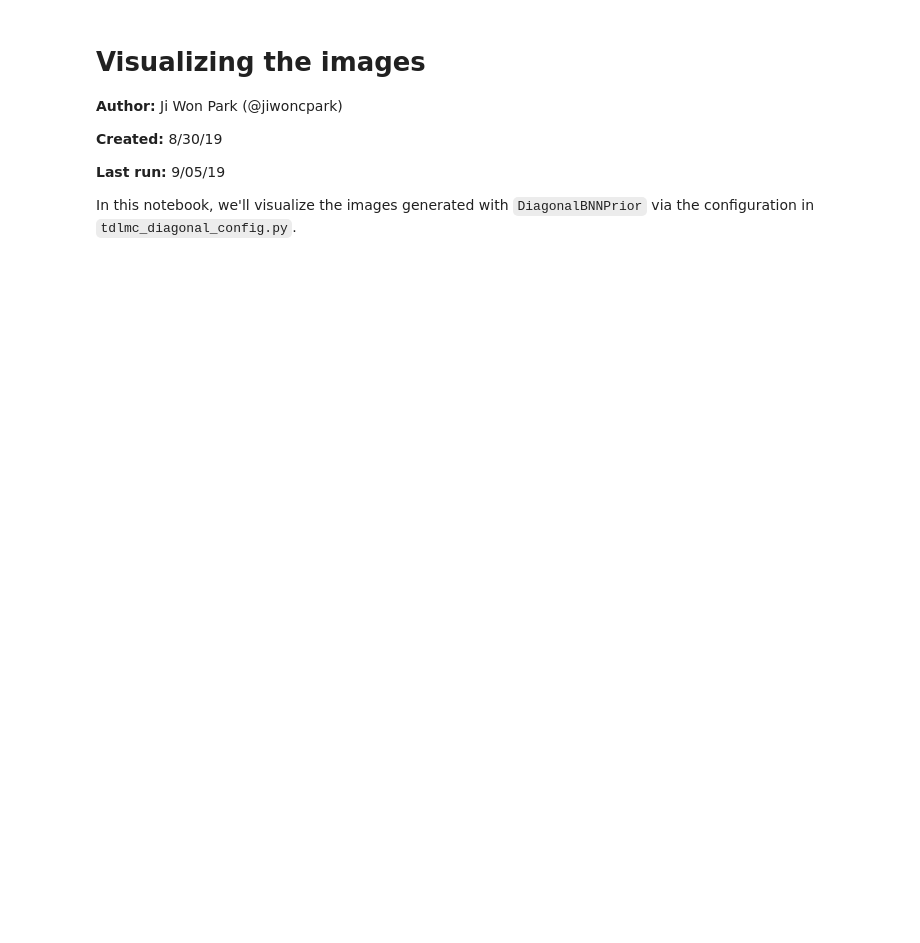
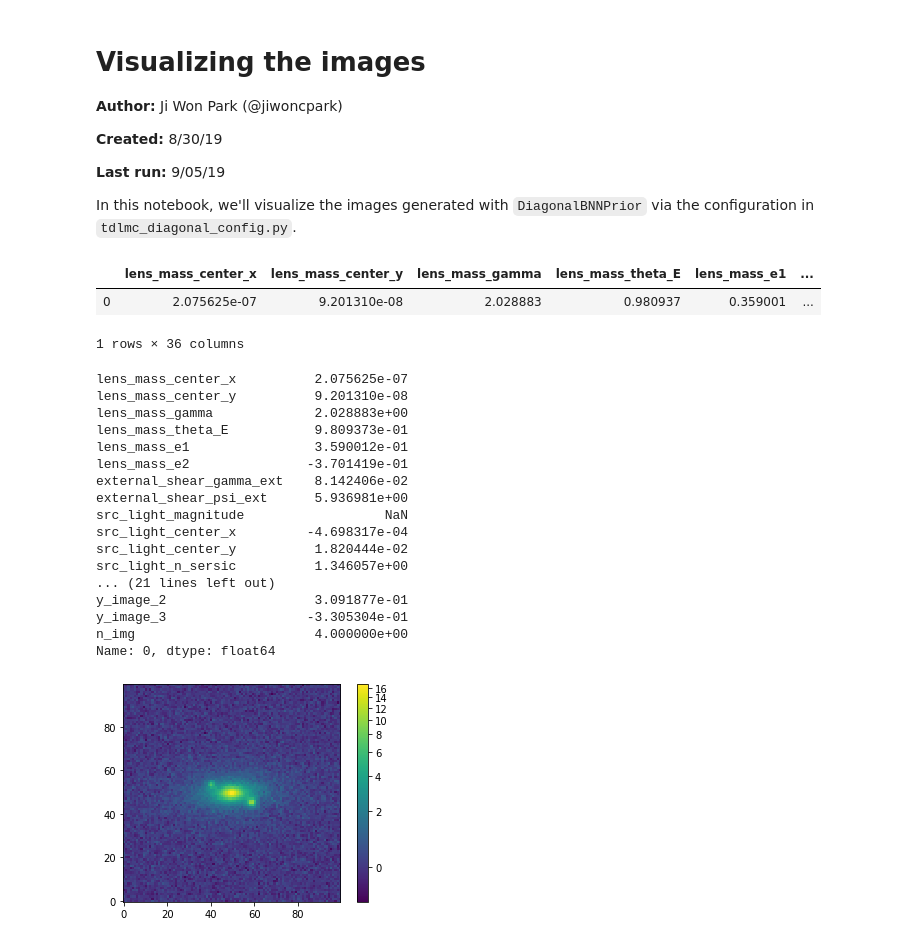
Before and after one commit to jiwoncpark/baobab, a Jupyter notebook: demo/Visualize_images.ipynb, the cells around one changed output. Drawn from its saved outputs; the diff is of its cells as text; code cells hidden in the pictures; blank space fills up the shorter version.

Commit message:
Update metadata columns for key change from amp to mag

```diff
--- a/demo/Visualize_images.ipynb
+++ b/demo/Visualize_images.ipynb
@@ -29,18 +32,42 @@ bnn_prior = getattr(bnn_priors, cfg.bnn_prior_class)(cfg.bnn_omega, cfg.componen
 img_files = [fname for fname in os.listdir(out_data_dir) if fname.endswith('.npy')]
 # %%
 # TODO: description, asinh scale...
+# %%
+meta.head()
+# %% [output]
+|  | lens_mass_center_x | lens_mass_center_y | lens_mass_gamma | lens_mass_theta_E | lens_mass_e1 | ... |
+| 0 | 2.075625e-07 | 9.201310e-08 | 2.028883 | 0.980937 | 0.359001 | ... |
+1 rows × 36 columns
 # %%
 img_idx = 0
 
 img_path = os.path.join(out_data_dir, img_files[img_idx])
 img = np.load(img_path)
 
-norm = ImageNormalize(img, interval=MinMaxInterval(),
-                      stretch=AsinhStretch())
+norm = ImageNormalize(img, interval=MinMaxInterval(), stretch=AsinhStretch())
 
 fig = plt.figure()
 ax = fig.add_subplot(1, 1, 1)
 im = ax.imshow(img, origin='lower', norm=norm)
 fig.colorbar(im)
 
 print(meta.iloc[img_idx])
+# %% [output]
+lens_mass_center_x          2.075625e-07
+lens_mass_center_y          9.201310e-08
+lens_mass_gamma             2.028883e+00
+lens_mass_theta_E           9.809373e-01
+lens_mass_e1                3.590012e-01
+lens_mass_e2               -3.701419e-01
+external_shear_gamma_ext    8.142406e-02
+external_shear_psi_ext      5.936981e+00
+src_light_magnitude                  NaN
+src_light_center_x         -4.698317e-04
+src_light_center_y          1.820444e-02
+src_light_n_sersic          1.346057e+00
+... (21 lines left out)
+y_image_2                   3.091877e-01
+y_image_3                  -3.305304e-01
+n_img                       4.000000e+00
+Name: 0, dtype: float64
+[figure, added]
```
Also changed, not shown: parts of 1 cell of this notebook, 5 other files.
